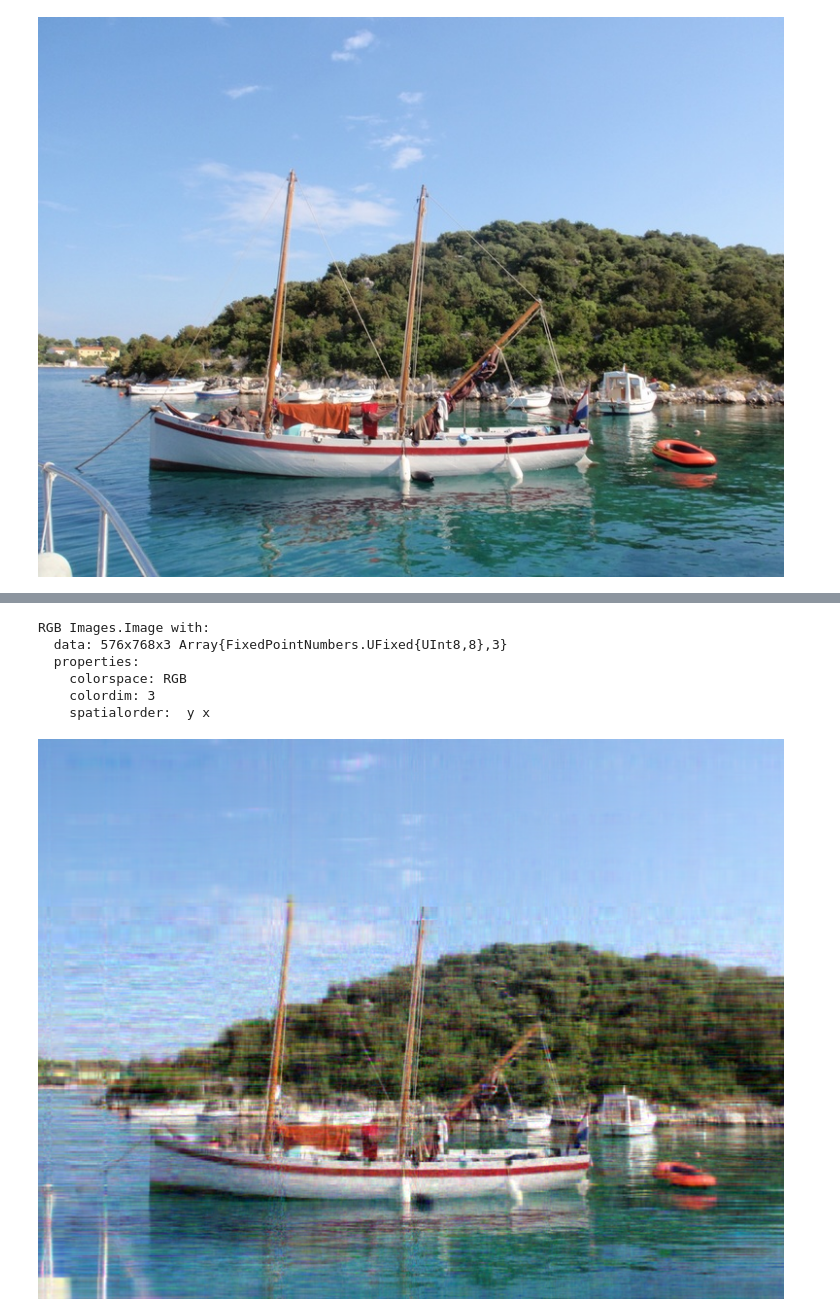
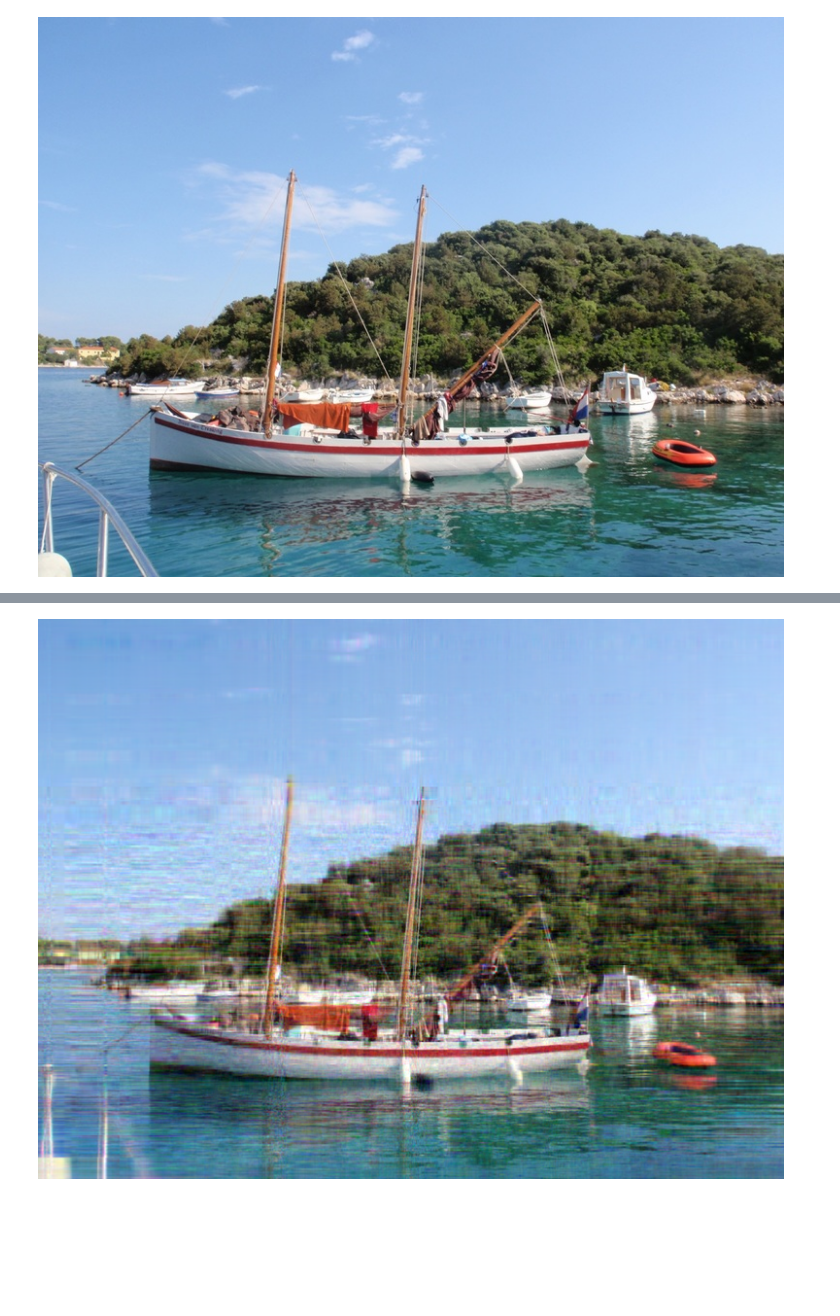
Before and after one commit to ivanslapnicar/Numericka_analiza, a Jupyter notebook: src/NA17_Kompresija_podataka.ipynb, the cells around one changed output, grey strips where cells are left out. Saved outputs shown, nothing was run; the diff lists cells and outputs as text; code cells hidden in the pictures; blank space fills up the shorter version.

```diff
--- a/src/NA17_Kompresija_podataka.ipynb
+++ b/src/NA17_Kompresija_podataka.ipynb
@@ -177,16 +148,8 @@ imgcsep[:,:,3]=Bcompressed
-# %%
-show(imgcsep)
-# %% [output]
-RGB Images.Image with:
-  data: 576x768x3 Array{FixedPointNumbers.UFixed{UInt8,8},3}
-  properties:
-    colorspace: RGB
-    colordim: 3
-    spatialorder:  y x
-# %%
-imgc = convert(Image{RGB}, imgcsep)
-# %% [output]
-[figure, removed]
+# %%
+# Nacrtajmo komprimiranu sliku
+colorview(RGB, Rc, Gc, Bc)
+# %% [output]
+[figure, added]
 # %%
 # Pogledajmo kako raste kvaliteta
 using Interact
```
Also changed, not shown: parts of 16 cells of this notebook, 1 other file.
